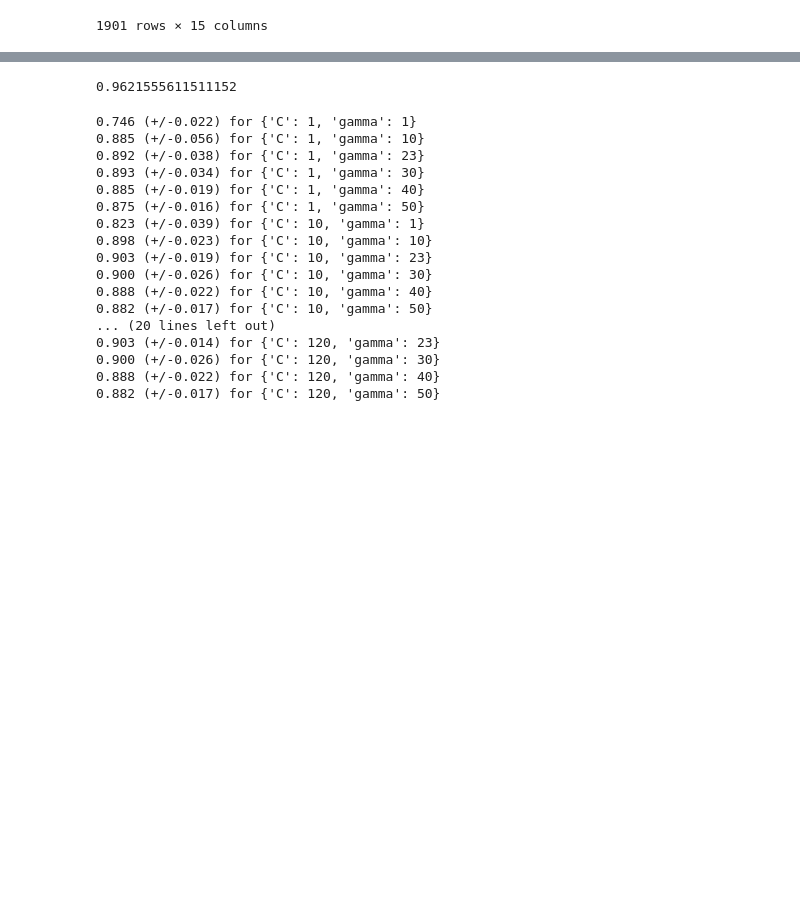
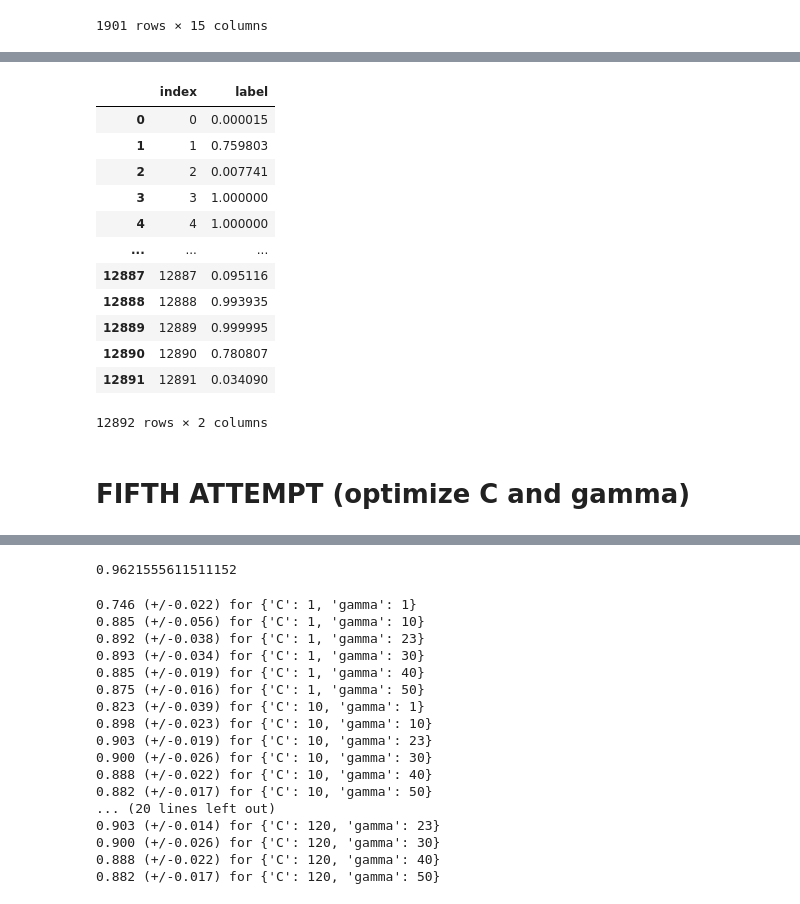
Before and after one commit to CallensToon/Machine_Learning_course_UGent_D012554_kaggle, a Jupyter notebook: Eye blinking prediction.ipynb, the cells around one changed output, grey strips where cells are left out. Cells and saved outputs as stored; diff of their text form; code cells hidden in the pictures; blank space fills up the shorter version.

```diff
--- a/Eye blinking prediction.ipynb
+++ b/Eye blinking prediction.ipynb
@@ -213,0 +230,8 @@ X_test_stand_nooutliers = pd.DataFrame(scaler.transform(X_test),columns=X_test.c
+# %%
+from sklearn.svm import SVC
+from sklearn.model_selection import cross_val_score
+
+model = SVC(C=70, probability=True)
+score_auc = cross_val_score(model, X_train_stand_nooutliers, y_train_nooutliers, scoring='roc_auc', cv=10).mean()
+
+print(score_auc)
@@ -213,0 +240,14 @@ X_test_stand_nooutliers = pd.DataFrame(scaler.transform(X_test),columns=X_test.c
+# %%
+from sklearn.model_selection import GridSearchCV
+
+search_space = range(65,75)
+params = dict(C=search_space)
+grid_search = GridSearchCV(model, param_grid=params, iid=False)
+
+grid_search.fit(X_train_stand_nooutliers, y_train_nooutliers)
+
+means = grid_search.cv_results_['mean_test_score']
+stds = grid_search.cv_results_['std_test_score']
+
+for mean_score, std, params in zip(means, stds, grid_search.cv_results_['params']):
+    print("{:.3f} (+/-{:.3f}) for {}".format(mean_score, std * 2, params))
@@ -213,0 +265,3 @@ X_test_stand_nooutliers = pd.DataFrame(scaler.transform(X_test),columns=X_test.c
+# %%
+model = SVC(C=70, probability=True)
+model.fit(X_train_stand_nooutliers, y_train_nooutliers)
@@ -213,0 +273,3 @@ X_test_stand_nooutliers = pd.DataFrame(scaler.transform(X_test),columns=X_test.c
+# %%
+predictions = model.predict_proba(X_test_stand)
+predictions
@@ -213,0 +284,19 @@ X_test_stand_nooutliers = pd.DataFrame(scaler.transform(X_test),columns=X_test.c
+# %%
+results = pd.DataFrame()
+results['index'] = testset['index']
+results['label'] = predictions[:,1]
+results
+# %% [output]
+|  | index | label |
+| 0 | 0 | 0.000015 |
+| 1 | 1 | 0.759803 |
+| 2 | 2 | 0.007741 |
+| 3 | 3 | 1.000000 |
+| 4 | 4 | 1.000000 |
+| ... | ... | ... |
+| 12887 | 12887 | 0.095116 |
+| 12888 | 12888 | 0.993935 |
+| 12889 | 12889 | 0.999995 |
+| 12890 | 12890 | 0.780807 |
+| 12891 | 12891 | 0.034090 |
+12892 rows × 2 columns
@@ -213,0 +308,2 @@ X_test_stand_nooutliers = pd.DataFrame(scaler.transform(X_test),columns=X_test.c
+# %% [markdown]
+# **FIFTH ATTEMPT (optimize C and gamma)**
```
Also changed, not shown: parts of 26 cells of this notebook.
